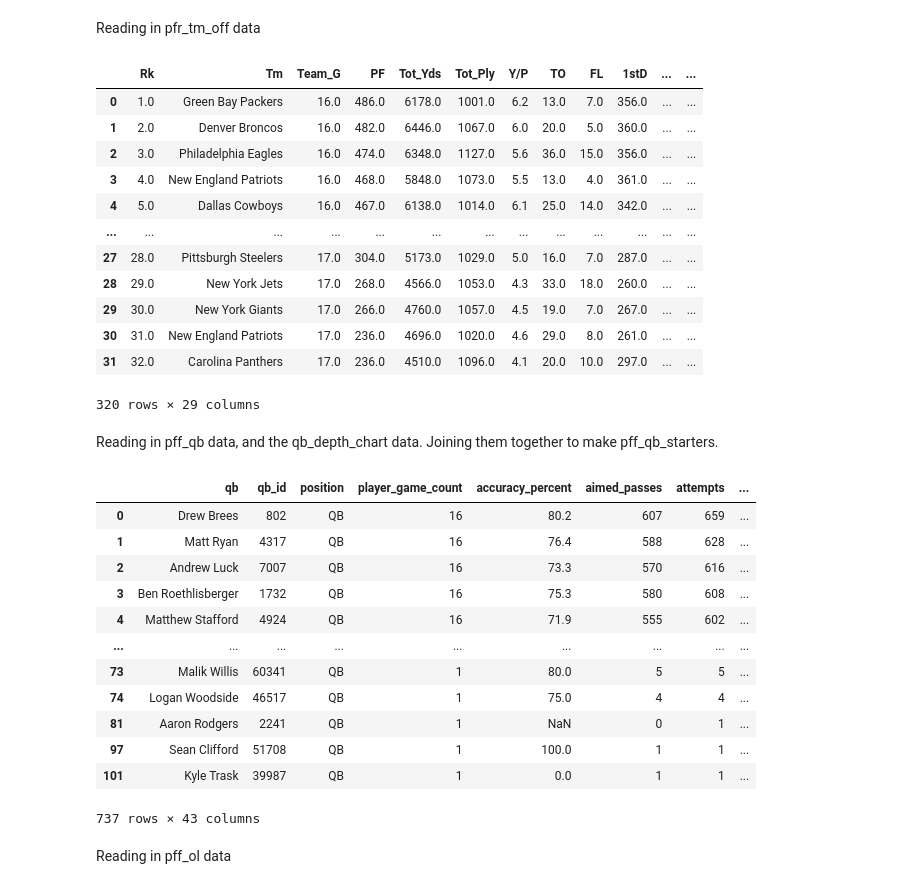
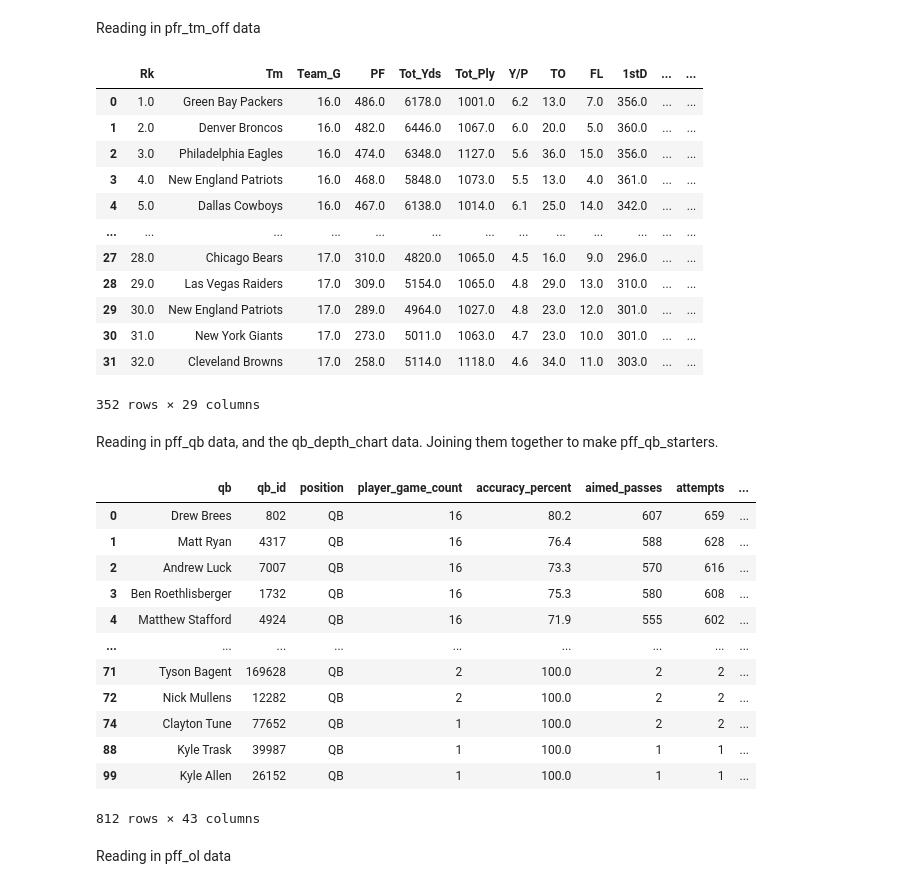
Before and after one commit to scottbwinner/NFL-Models, a Jupyter notebook: WR Model/WR Data Processing.ipynb, the cells around one changed output. Cells and saved outputs as stored; diff of their text form; code cells hidden in the pictures.

Commit message:
Adding 24/25 data to WR data processing. Other minor adjustments

```diff
--- a/WR Model/WR Data Processing.ipynb
+++ b/WR Model/WR Data Processing.ipynb
@@ -269,40 +296,42 @@ pfr_tm_off_19_20 = pd.read_csv('WR_Data/pfr_tm_off_19-20.csv')
 pfr_tm_off_20_21 = pd.read_csv('WR_Data/pfr_tm_off_20-21.csv')
 pfr_tm_off_21_22 = pd.read_csv('WR_Data/pfr_tm_off_21-22.csv')
 pfr_tm_off_22_23 = pd.read_csv('WR_Data/pfr_tm_off_22-23.csv')
 pfr_tm_off_23_24 = pd.read_csv('WR_Data/pfr_tm_off_23-24.csv')
+pfr_tm_off_24_25 = pd.read_csv('WR_Data/pfr_tm_off_24-25.csv')
 
 pfr_tm_off_14_15['Season'] = '2014-15'
 pfr_tm_off_15_16['Season'] = '2015-16'
 pfr_tm_off_16_17['Season'] = '2016-17'
 pfr_tm_off_17_18['Season'] = '2017-18'
 pfr_tm_off_18_19['Season'] = '2018-19'
 pfr_tm_off_19_20['Season'] = '2019-20'
 pfr_tm_off_20_21['Season'] = '2020-21'
 pfr_tm_off_21_22['Season'] = '2021-22'
 pfr_tm_off_22_23['Season'] = '2022-23'
 pfr_tm_off_23_24['Season'] = '2023-24'
+pfr_tm_off_24_25['Season'] = '2024-25'
 
-pfr_tm_off = pd.concat([pfr_tm_off_14_15, pfr_tm_off_15_16, pfr_tm_off_16_17, pfr_tm_off_17_18, pfr_tm_off_18_19, pfr_tm_off_19_20, pfr_tm_off_20_21, pfr_tm_off_21_22, pfr_tm_off_22_23, pfr_tm_off_23_24])
+pfr_tm_off = pd.concat([pfr_tm_off_14_15, pfr_tm_off_15_16, pfr_tm_off_16_17, pfr_tm_off_17_18, pfr_tm_off_18_19, pfr_tm_off_19_20, pfr_tm_off_20_21, pfr_tm_off_21_22, pfr_tm_off_22_23, pfr_tm_off_23_24, pfr_tm_off_24_25])
 
 pfr_tm_off = pfr_tm_off[~pfr_tm_off['Tm'].isin(['Avg Team', 'League Total', 'Avg Tm/G'])]
 
 pfr_tm_off = pfr_tm_off.rename(columns={"G":"Team_G"})
 
 pfr_tm_off
 # %% [output]
 |  | Rk | Tm | Team_G | PF | Tot_Yds | Tot_Ply | Y/P | TO | FL | 1stD | ... | ... |
 | 0 | 1.0 | Green Bay Packers | 16.0 | 486.0 | 6178.0 | 1001.0 | 6.2 | 13.0 | 7.0 | 356.0 | ... | ... |
 | 1 | 2.0 | Denver Broncos | 16.0 | 482.0 | 6446.0 | 1067.0 | 6.0 | 20.0 | 5.0 | 360.0 | ... | ... |
 | 2 | 3.0 | Philadelphia Eagles | 16.0 | 474.0 | 6348.0 | 1127.0 | 5.6 | 36.0 | 15.0 | 356.0 | ... | ... |
 | 3 | 4.0 | New England Patriots | 16.0 | 468.0 | 5848.0 | 1073.0 | 5.5 | 13.0 | 4.0 | 361.0 | ... | ... |
 | 4 | 5.0 | Dallas Cowboys | 16.0 | 467.0 | 6138.0 | 1014.0 | 6.1 | 25.0 | 14.0 | 342.0 | ... | ... |
 | ... | ... | ... | ... | ... | ... | ... | ... | ... | ... | ... | ... | ... |
-| 27 | 28.0 | Pittsburgh Steelers | 17.0 | 304.0 | 5173.0 | 1029.0 | 5.0 | 16.0 | 7.0 | 287.0 | ... | ... |
-| 28 | 29.0 | New York Jets | 17.0 | 268.0 | 4566.0 | 1053.0 | 4.3 | 33.0 | 18.0 | 260.0 | ... | ... |
-| 29 | 30.0 | New York Giants | 17.0 | 266.0 | 4760.0 | 1057.0 | 4.5 | 19.0 | 7.0 | 267.0 | ... | ... |
-| 30 | 31.0 | New England Patriots | 17.0 | 236.0 | 4696.0 | 1020.0 | 4.6 | 29.0 | 8.0 | 261.0 | ... | ... |
-| 31 | 32.0 | Carolina Panthers | 17.0 | 236.0 | 4510.0 | 1096.0 | 4.1 | 20.0 | 10.0 | 297.0 | ... | ... |
+| 27 | 28.0 | Chicago Bears | 17.0 | 310.0 | 4820.0 | 1065.0 | 4.5 | 16.0 | 9.0 | 296.0 | ... | ... |
+| 28 | 29.0 | Las Vegas Raiders | 17.0 | 309.0 | 5154.0 | 1065.0 | 4.8 | 29.0 | 13.0 | 310.0 | ... | ... |
+| 29 | 30.0 | New England Patriots | 17.0 | 289.0 | 4964.0 | 1027.0 | 4.8 | 23.0 | 12.0 | 301.0 | ... | ... |
+| 30 | 31.0 | New York Giants | 17.0 | 273.0 | 5011.0 | 1063.0 | 4.7 | 23.0 | 10.0 | 301.0 | ... | ... |
+| 31 | 32.0 | Cleveland Browns | 17.0 | 258.0 | 5114.0 | 1118.0 | 4.6 | 34.0 | 11.0 | 303.0 | ... | ... |
-320 rows × 29 columns
+352 rows × 29 columns
 # %% [markdown]
 Reading in pff_qb data, and the qb_depth_chart data. Joining them together to make pff_qb_starters.
 # %%
@@ -316,6 +345,7 @@ pff_qb_20_21 = pd.read_csv('WR_Data/pff_qb_20-21.csv')
 pff_qb_21_22 = pd.read_csv('WR_Data/pff_qb_21-22.csv')
 pff_qb_22_23 = pd.read_csv('WR_Data/pff_qb_22-23.csv')
 pff_qb_23_24 = pd.read_csv('WR_Data/pff_qb_23-24.csv')
+pff_qb_24_25 = pd.read_csv('WR_Data/pff_qb_24-25.csv')
 
 pff_qb_14_15['Season'] = '2014-15'
 pff_qb_15_16['Season'] = '2015-16'
@@ -327,8 +357,9 @@ pff_qb_20_21['Season'] = '2020-21'
 pff_qb_21_22['Season'] = '2021-22'
 pff_qb_22_23['Season'] = '2022-23'
 pff_qb_23_24['Season'] = '2023-24'
+pff_qb_24_25['Season'] = '2024-25'
 
-pff_qb = pd.concat([pff_qb_14_15, pff_qb_15_16, pff_qb_16_17, pff_qb_17_18, pff_qb_18_19, pff_qb_19_20, pff_qb_20_21, pff_qb_21_22, pff_qb_22_23, pff_qb_23_24])
+pff_qb = pd.concat([pff_qb_14_15, pff_qb_15_16, pff_qb_16_17, pff_qb_17_18, pff_qb_18_19, pff_qb_19_20, pff_qb_20_21, pff_qb_21_22, pff_qb_22_23, pff_qb_23_24, pff_qb_24_25])
 
 pff_qb = pff_qb[pff_qb['position'] == 'QB']
 
@@ -368,12 +399,12 @@ pff_qb
 | 3 | Ben Roethlisberger | 1732 | QB | 16 | 75.3 | 580 | 608 | ... |
 | 4 | Matthew Stafford | 4924 | QB | 16 | 71.9 | 555 | 602 | ... |
 | ... | ... | ... | ... | ... | ... | ... | ... | ... |
-| 73 | Malik Willis | 60341 | QB | 1 | 80.0 | 5 | 5 | ... |
-| 74 | Logan Woodside | 46517 | QB | 1 | 75.0 | 4 | 4 | ... |
-| 81 | Aaron Rodgers | 2241 | QB | 1 | NaN | 0 | 1 | ... |
-| 97 | Sean Clifford | 51708 | QB | 1 | 100.0 | 1 | 1 | ... |
-| 101 | Kyle Trask | 39987 | QB | 1 | 0.0 | 1 | 1 | ... |
+| 71 | Tyson Bagent | 169628 | QB | 2 | 100.0 | 2 | 2 | ... |
+| 72 | Nick Mullens | 12282 | QB | 2 | 100.0 | 2 | 2 | ... |
+| 74 | Clayton Tune | 77652 | QB | 1 | 100.0 | 2 | 2 | ... |
+| 88 | Kyle Trask | 39987 | QB | 1 | 100.0 | 1 | 1 | ... |
+| 99 | Kyle Allen | 26152 | QB | 1 | 100.0 | 1 | 1 | ... |
-737 rows × 43 columns
+812 rows × 43 columns
 # %% [markdown]
 Reading in pff_ol data
 # %%
```
Also changed, not shown: parts of 10 cells of this notebook, 3 other files.
